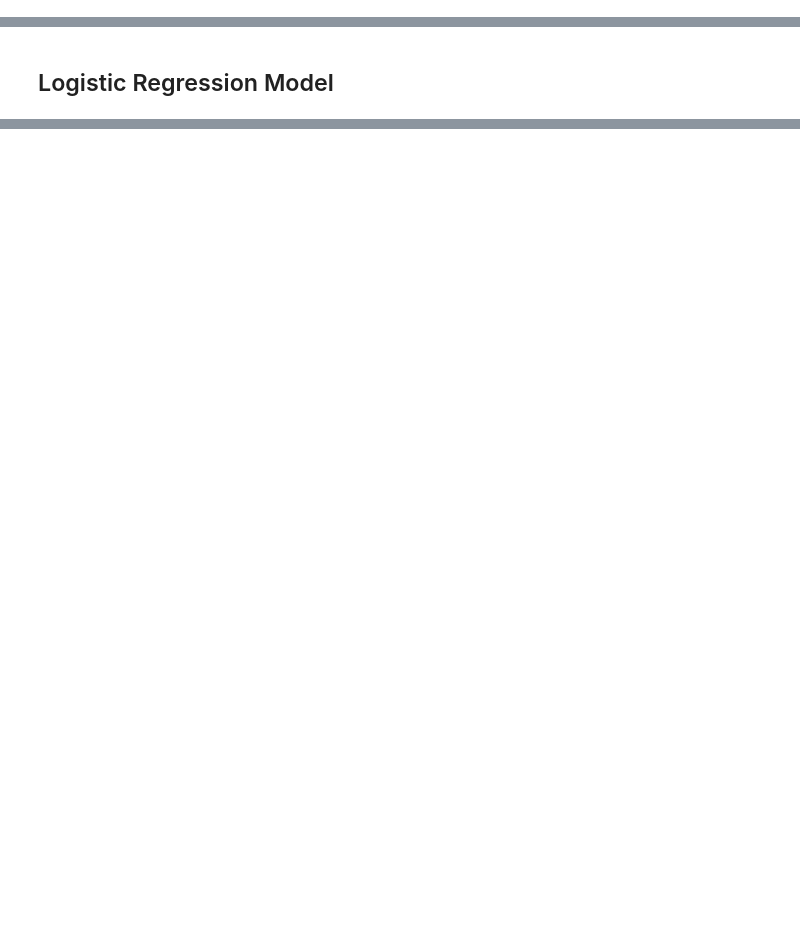
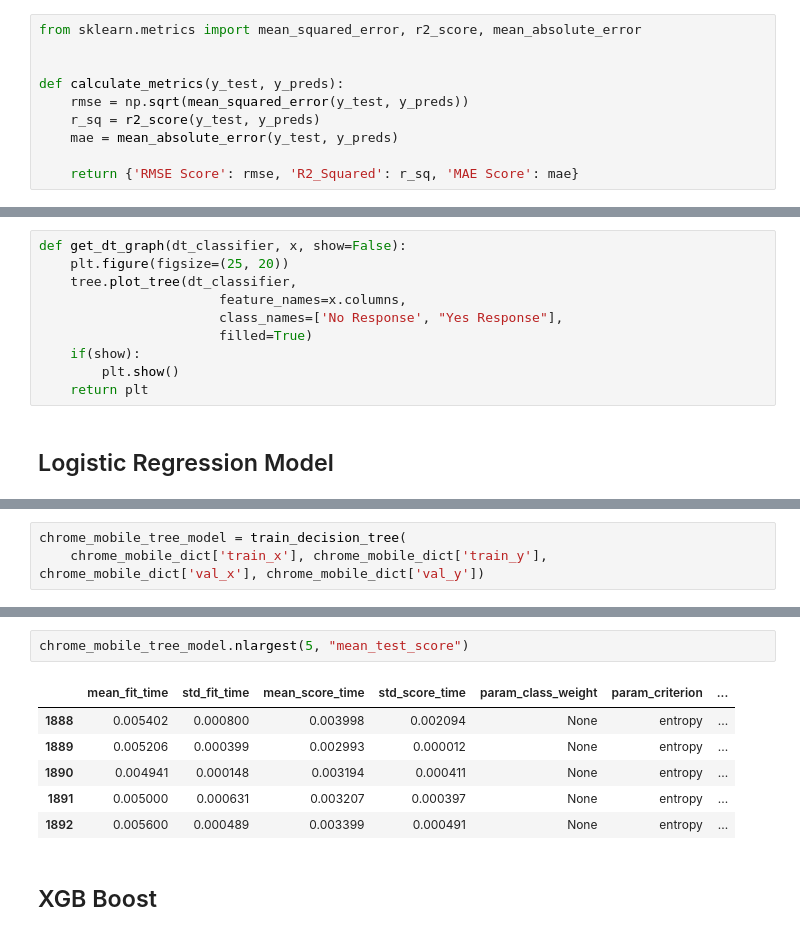
Before and after one commit to DePacifier/abtest-mlops, a Jupyter notebook: notebooks/ML_training.ipynb, the cells around one changed output, grey strips where cells are left out. Cells and saved outputs as stored; diff of their text form; blank space fills up the shorter version.

```diff
--- a/notebooks/ML_training.ipynb
+++ b/notebooks/ML_training.ipynb
@@ -80,0 +86,10 @@ platform_6_dict['train_x'].head(5)
+# %%
+from sklearn.metrics import mean_squared_error, r2_score, mean_absolute_error
+
+
+def calculate_metrics(y_test, y_preds):
+    rmse = np.sqrt(mean_squared_error(y_test, y_preds))
+    r_sq = r2_score(y_test, y_preds)
+    mae = mean_absolute_error(y_test, y_preds)
+
+    return {'RMSE Score': rmse, 'R2_Squared': r_sq, 'MAE Score': mae}
@@ -81,2 +125,12 @@ platform_6_dict['train_x'].head(5)
+# %%
+def get_dt_graph(dt_classifier, x, show=False):
+    plt.figure(figsize=(25, 20))
+    tree.plot_tree(dt_classifier,
+                       feature_names=x.columns,
+                       class_names=['No Response', "Yes Response"],
+                       filled=True)
+    if(show):
+        plt.show()
+    return plt
 # %% [markdown]
 ## Logistic Regression Model
@@ -82,0 +279,3 @@ platform_6_dict['train_x'].head(5)
+# %%
+chrome_mobile_tree_model = train_decision_tree(
+    chrome_mobile_dict['train_x'], chrome_mobile_dict['train_y'], chrome_mobile_dict['val_x'], chrome_mobile_dict['val_y'])
@@ -82,0 +288,11 @@ platform_6_dict['train_x'].head(5)
+# %%
+chrome_mobile_tree_model.nlargest(5, "mean_test_score")
+# %% [output]
+|  | mean_fit_time | std_fit_time | mean_score_time | std_score_time | param_class_weight | param_criterion | ... |
+| 1888 | 0.005402 | 0.000800 | 0.003998 | 0.002094 | None | entropy | ... |
+| 1889 | 0.005206 | 0.000399 | 0.002993 | 0.000012 | None | entropy | ... |
+| 1890 | 0.004941 | 0.000148 | 0.003194 | 0.000411 | None | entropy | ... |
+| 1891 | 0.005000 | 0.000631 | 0.003207 | 0.000397 | None | entropy | ... |
+| 1892 | 0.005600 | 0.000489 | 0.003399 | 0.000491 | None | entropy | ... |
+# %% [markdown]
+## XGB Boost
```
Also changed, not shown: parts of 16 cells of this notebook, 3 other files.
